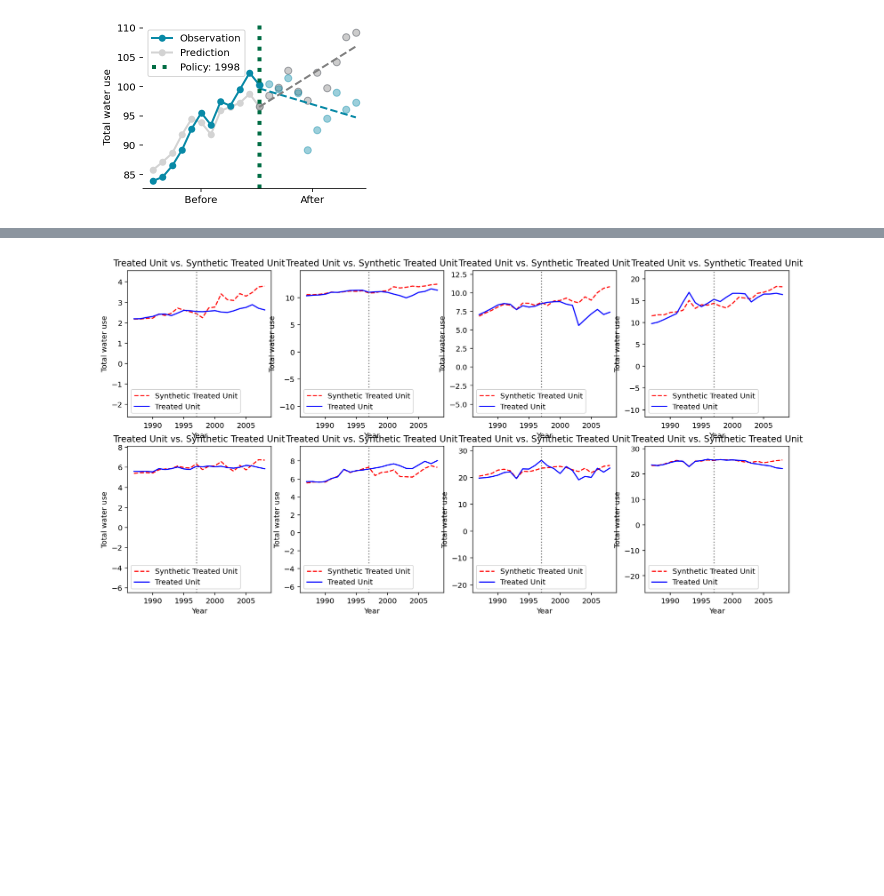
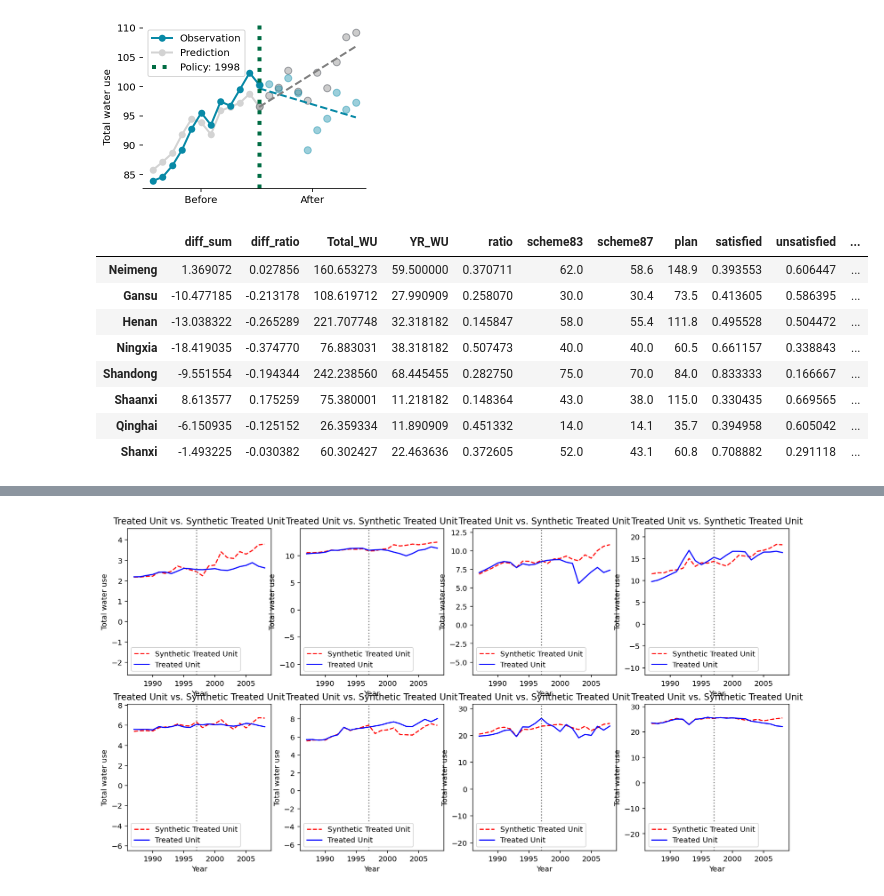
Before and after one commit to SongshGeo/Water-Allocation-Institution, a Jupyter notebook: notebooks/Appendix_S3.ipynb, the cells around one changed output, grey strips where cells are left out. Cells and saved outputs as stored; diff of their text form; code cells hidden in the pictures; blank space fills up the shorter version.

```diff
--- a/notebooks/Appendix_S3.ipynb
+++ b/notebooks/Appendix_S3.ipynb
@@ -215,6 +215,19 @@ ExpResultsHandler(name='98aw', state='loaded', description='Excluding 3 province
 [figure]
 # %%
 statistic = exp98.get_statistic_df(save=True)
+# %%
+statistic
+# bools
+# %% [output]
+|  | diff_sum | diff_ratio | Total_WU | YR_WU | ratio | scheme83 | scheme87 | plan | satisfied | unsatisfied | ... |
+| Neimeng | 1.369072 | 0.027856 | 160.653273 | 59.500000 | 0.370711 | 62.0 | 58.6 | 148.9 | 0.393553 | 0.606447 | ... |
+| Gansu | -10.477185 | -0.213178 | 108.619712 | 27.990909 | 0.258070 | 30.0 | 30.4 | 73.5 | 0.413605 | 0.586395 | ... |
+| Henan | -13.038322 | -0.265289 | 221.707748 | 32.318182 | 0.145847 | 58.0 | 55.4 | 111.8 | 0.495528 | 0.504472 | ... |
+| Ningxia | -18.419035 | -0.374770 | 76.883031 | 38.318182 | 0.507473 | 40.0 | 40.0 | 60.5 | 0.661157 | 0.338843 | ... |
+| Shandong | -9.551554 | -0.194344 | 242.238560 | 68.445455 | 0.282750 | 75.0 | 70.0 | 84.0 | 0.833333 | 0.166667 | ... |
+| Shaanxi | 8.613577 | 0.175259 | 75.380001 | 11.218182 | 0.148364 | 43.0 | 38.0 | 115.0 | 0.330435 | 0.669565 | ... |
+| Qinghai | -6.150935 | -0.125152 | 26.359334 | 11.890909 | 0.451332 | 14.0 | 14.1 | 35.7 | 0.394958 | 0.605042 | ... |
+| Shanxi | -1.493225 | -0.030382 | 60.302427 | 22.463636 | 0.372605 | 52.0 | 43.1 | 60.8 | 0.708882 | 0.291118 | ... |
 # %%
 xs = ['unsatisfied', 'YR_WU']
 corrs, p_vals = exp98.correlation_analysis(
```
Also changed, not shown: parts of 2 cells of this notebook, 26 other files.
